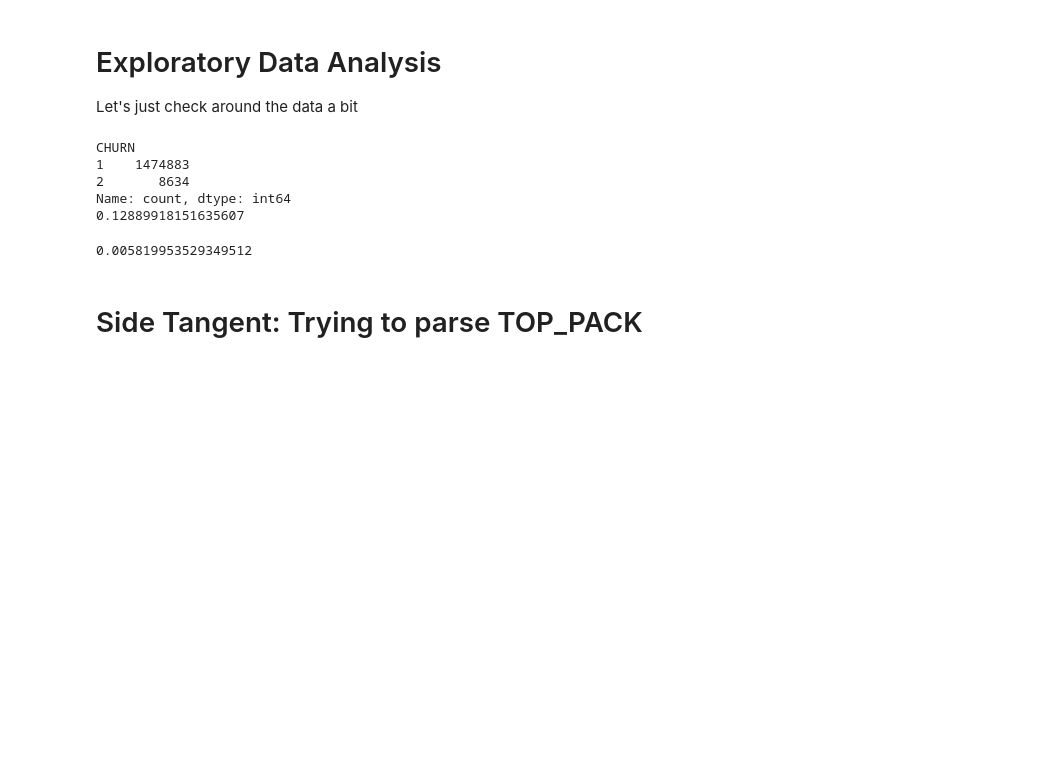
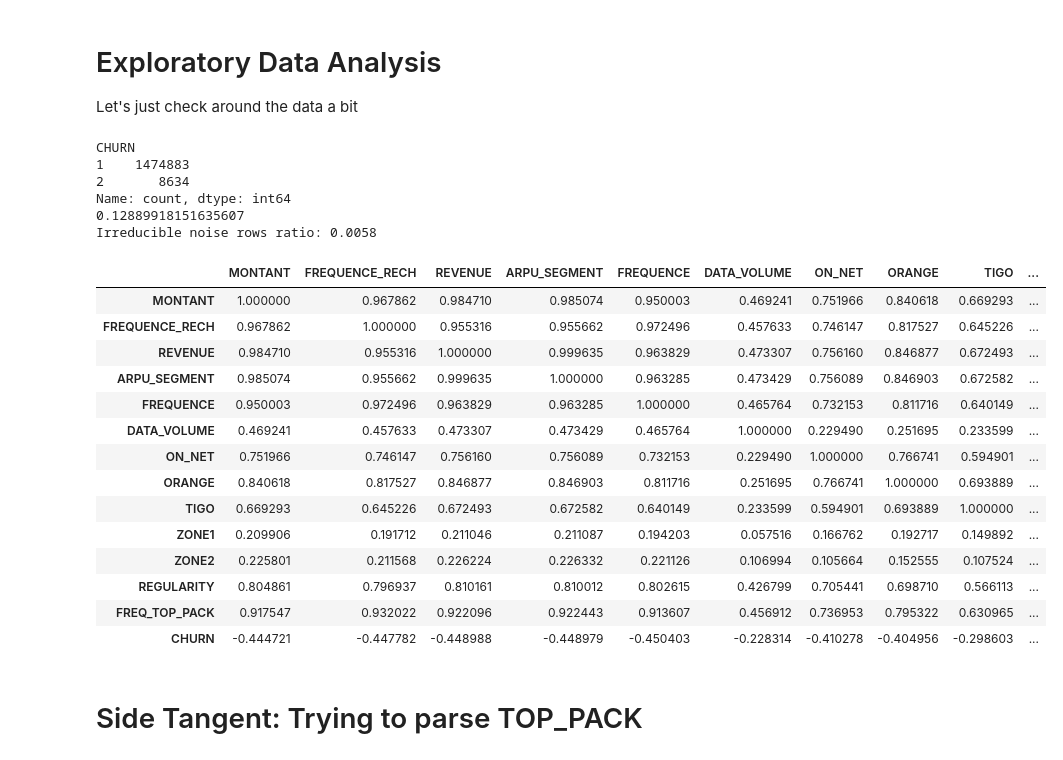
Before and after one commit to alimuratov/ml7101-expresso-churn-prediction, a Jupyter notebook: Starter/StarterNotebook.ipynb, the cells around one changed output. Drawn from its saved outputs; the diff is of its cells as text; code cells hidden in the pictures; blank space fills up the shorter version.

```diff
--- a/Starter/StarterNotebook.ipynb
+++ b/Starter/StarterNotebook.ipynb
@@ -347,19 +347,37 @@ g = y.groupby(hashes)
 
 print(g.nunique().value_counts()) # For each hash, how many unique labels are thehre
 print(g.var().mean()) # Get mean variance. Rows with 1 unique label has 0 variance.
+
+# Explanation: Around 0.5% of the rows have conflicting labels.
+# Since this is a binary classification problem, the mean variance here indicates that:
+# p * (1-p) = 0.1289 --> irreducible noise among duplicate features.
+print(f"Irreducible noise rows ratio: {8634 / (1474883 + 8634):.4f}")
 # %% [output]
 CHURN
 1    1474883
 2       8634
 Name: count, dtype: int64
 0.12889918151635607
+Irreducible noise rows ratio: 0.0058
-# %%
-# Explanation: Around 0.5% of the rows have conflicting labels.
-# Since this is a binary classification problem, the mean variance here indicates that:
-# p * (1-p) = 0.1289 --> irreducible noise among duplicate features.
-8634 / (1474883 + 8634)
-# %% [output]
-0.005819953529349512
+# %%
+corr = X[num_cols].corr(method="spearman")
+corr.style.background_gradient(cmap='coolwarm')
+# %% [output]
+|  | MONTANT | FREQUENCE_RECH | REVENUE | ARPU_SEGMENT | FREQUENCE | DATA_VOLUME | ON_NET | ORANGE | TIGO | ... |
+| MONTANT | 1.000000 | 0.967862 | 0.984710 | 0.985074 | 0.950003 | 0.469241 | 0.751966 | 0.840618 | 0.669293 | ... |
+| FREQUENCE_RECH | 0.967862 | 1.000000 | 0.955316 | 0.955662 | 0.972496 | 0.457633 | 0.746147 | 0.817527 | 0.645226 | ... |
+| REVENUE | 0.984710 | 0.955316 | 1.000000 | 0.999635 | 0.963829 | 0.473307 | 0.756160 | 0.846877 | 0.672493 | ... |
+| ARPU_SEGMENT | 0.985074 | 0.955662 | 0.999635 | 1.000000 | 0.963285 | 0.473429 | 0.756089 | 0.846903 | 0.672582 | ... |
+| FREQUENCE | 0.950003 | 0.972496 | 0.963829 | 0.963285 | 1.000000 | 0.465764 | 0.732153 | 0.811716 | 0.640149 | ... |
+| DATA_VOLUME | 0.469241 | 0.457633 | 0.473307 | 0.473429 | 0.465764 | 1.000000 | 0.229490 | 0.251695 | 0.233599 | ... |
+| ON_NET | 0.751966 | 0.746147 | 0.756160 | 0.756089 | 0.732153 | 0.229490 | 1.000000 | 0.766741 | 0.594901 | ... |
+| ORANGE | 0.840618 | 0.817527 | 0.846877 | 0.846903 | 0.811716 | 0.251695 | 0.766741 | 1.000000 | 0.693889 | ... |
+| TIGO | 0.669293 | 0.645226 | 0.672493 | 0.672582 | 0.640149 | 0.233599 | 0.594901 | 0.693889 | 1.000000 | ... |
+| ZONE1 | 0.209906 | 0.191712 | 0.211046 | 0.211087 | 0.194203 | 0.057516 | 0.166762 | 0.192717 | 0.149892 | ... |
+| ZONE2 | 0.225801 | 0.211568 | 0.226224 | 0.226332 | 0.221126 | 0.106994 | 0.105664 | 0.152555 | 0.107524 | ... |
+| REGULARITY | 0.804861 | 0.796937 | 0.810161 | 0.810012 | 0.802615 | 0.426799 | 0.705441 | 0.698710 | 0.566113 | ... |
+| FREQ_TOP_PACK | 0.917547 | 0.932022 | 0.922096 | 0.922443 | 0.913607 | 0.456912 | 0.736953 | 0.795322 | 0.630965 | ... |
+| CHURN | -0.444721 | -0.447782 | -0.448988 | -0.448979 | -0.450403 | -0.228314 | -0.410278 | -0.404956 | -0.298603 | ... |
 # %% [markdown]
 # Side Tangent: Trying to parse TOP_PACK
 # %%
```
